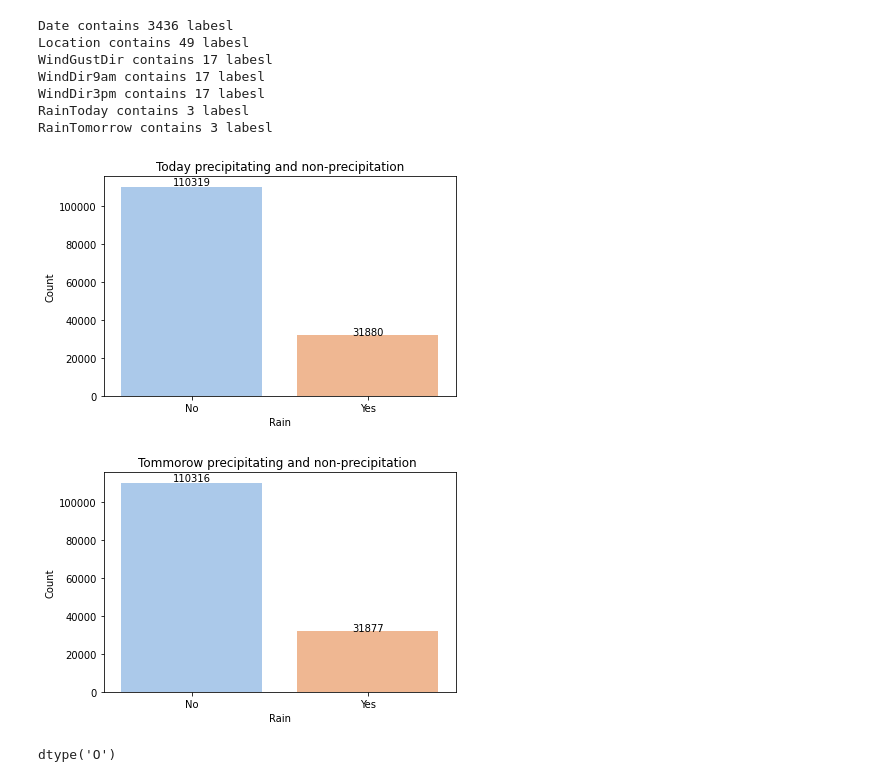
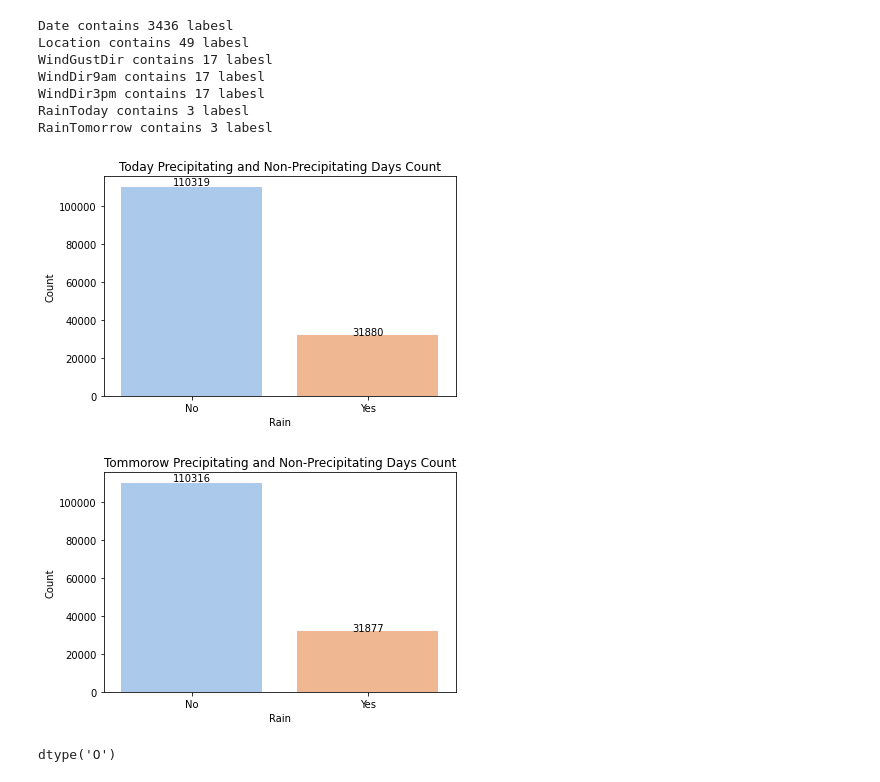
Before and after one commit to mozarei/ECE-228-Final-Project, a Jupyter notebook: Australia_Rain_Forecast_Models.ipynb, the cells around one changed output. Saved outputs shown, nothing was run; the diff lists cells and outputs as text; code cells hidden in the pictures.

```diff
--- a/Australia_Rain_Forecast_Models.ipynb
+++ b/Australia_Rain_Forecast_Models.ipynb
@@ -33,7 +35,7 @@ import time
 import warnings
 warnings.filterwarnings("ignore")
 # %%
-data = pd.read_csv('weatherAUS.csv')
+data = pd.read_csv('C:/Users/hamed/ECE 228/Project/weatherAUS.csv')
 # %%
 data.shape
 # %% [output]
@@ -112,7 +114,7 @@ RainTomorrow contains 3 labesl
 q = sns.countplot(x = data['RainToday'], palette = 'pastel')
 q.set(xlabel = 'Rain')
 q.set(ylabel = 'Count')
-q.set(title = 'Today precipitating and non-precipitation')
+q.set(title = 'Today Precipitating and Non-Precipitating Days Count')
 plt.tight_layout()
 for p in q.patches:
     width = p.get_width()
@@ -120,20 +122,20 @@ for p in q.patches:
     x, y = p.get_xy()
     q.annotate(f'{height}', (x + width/2, y + height*1.01), ha='center')
 # %% [output]
-[figure, old version]
+[figure, new version]
 # %%
 q = sns.countplot(x = data['RainTomorrow'], palette = 'pastel')
 q.set(xlabel = 'Rain')
 q.set(ylabel = 'Count')
-q.set(title = 'Tommorow precipitating and non-precipitation ')
+q.set(title = 'Tommorow Precipitating and Non-Precipitating Days Count')
 plt.tight_layout()
 for p in q.patches:
     width = p.get_width()
     height = p.get_height()
     x, y = p.get_xy()
     q.annotate(f'{height}', (x + width/2, y + height*1.01), ha='center')
 # %% [output]
-[figure, old version]
+[figure, new version]
 # %%
 data['Date'].dtypes
 # %% [output]
```
Also changed, not shown: parts of 42 cells of this notebook.
